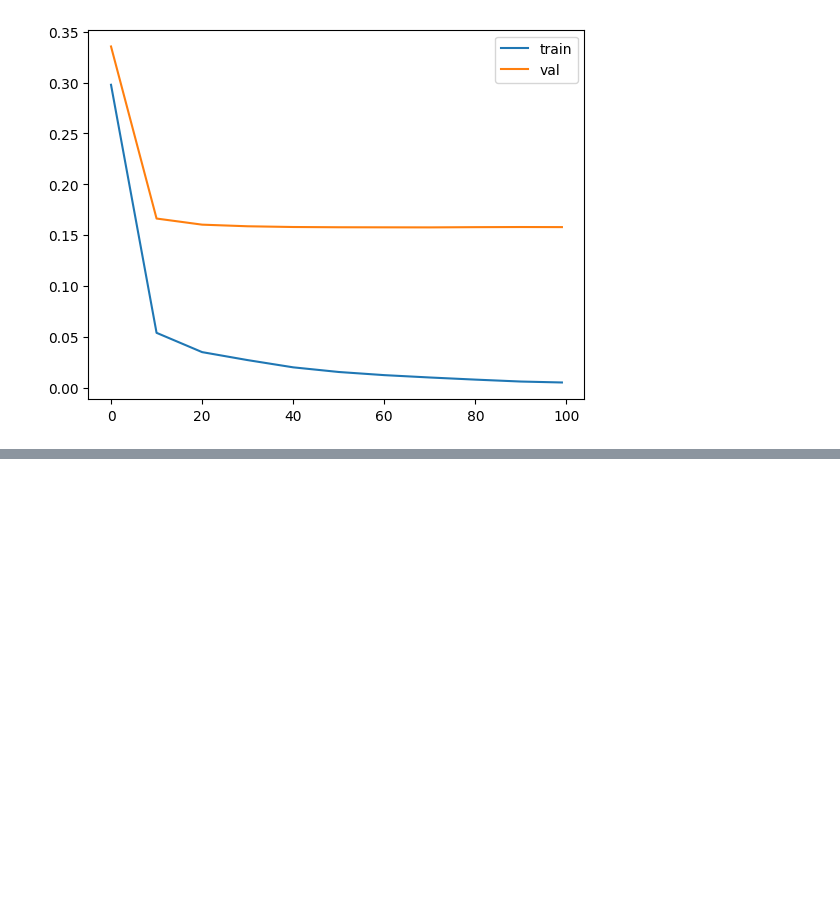
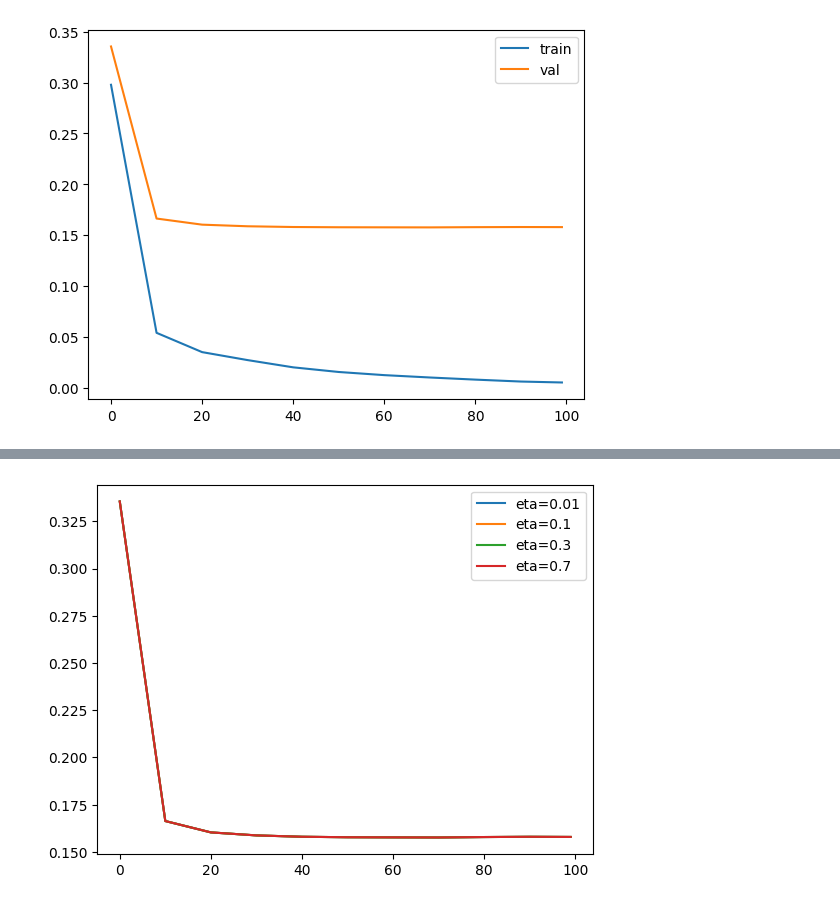
Before and after one commit to sarah-zhan/house_price_prediction, a Jupyter notebook: main.ipynb, the cells around one changed output, grey strips where cells are left out. Drawn from its saved outputs; the diff is of its cells as text; code cells hidden in the pictures; blank space fills up the shorter version.

```diff
--- a/main.ipynb
+++ b/main.ipynb
@@ -498,0 +501,24 @@ plt.legend()
+# %%
+def train_xgb(eta=0.3, max_depth=6, min_child_weight=1, objective="reg:squarederror"):
+    xgb_params = {
+    "eta": eta,
+    "max_depth": max_depth,
+    "min_child_weight": min_child_weight,
+    "objective": objective,
+    "nthread": 8,
+    "seed": 1,
+    "silent": 1,
+}
+
+    watchlist = [(dtrain, "train"), (dval, "val")]
+    model = xgb.train(xgb_params, dtrain, num_boost_round=100, evals=watchlist, verbose_eval=10)
+# %%
+# tune rmse
+
+rmse_obj = {}
+keys = []
+for e in [0.01, 0.1, 0.3, 0.7]:
+    train_xgb(eta=e)
+    key = f"eta={e}"
+    keys.append(key)
+    rmse_obj[key] = xgb_output(output)
@@ -498,0 +568,6 @@ plt.legend()
+# %%
+for k in keys:
+    plt.plot(rmse_obj[k].number_iter, rmse_obj[k].val_rmse, label=k)
+    plt.legend()
+# %% [output]
+[figure, added]
```
Also changed, not shown: parts of 9 cells of this notebook.
